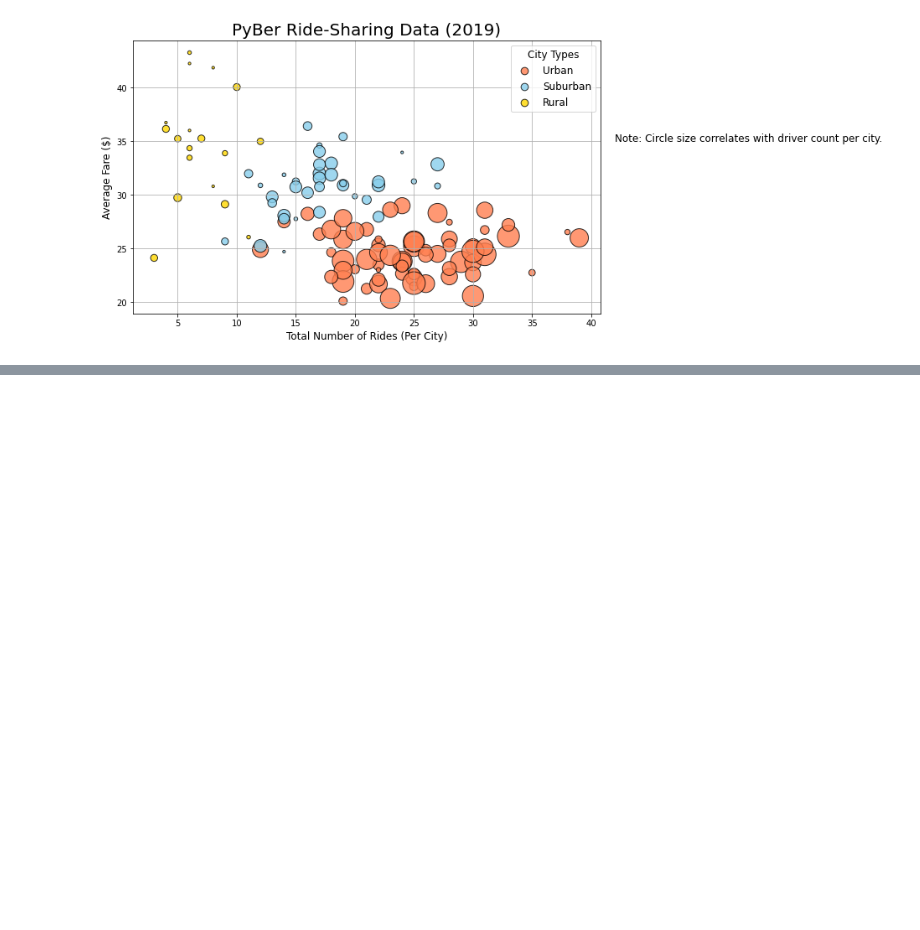
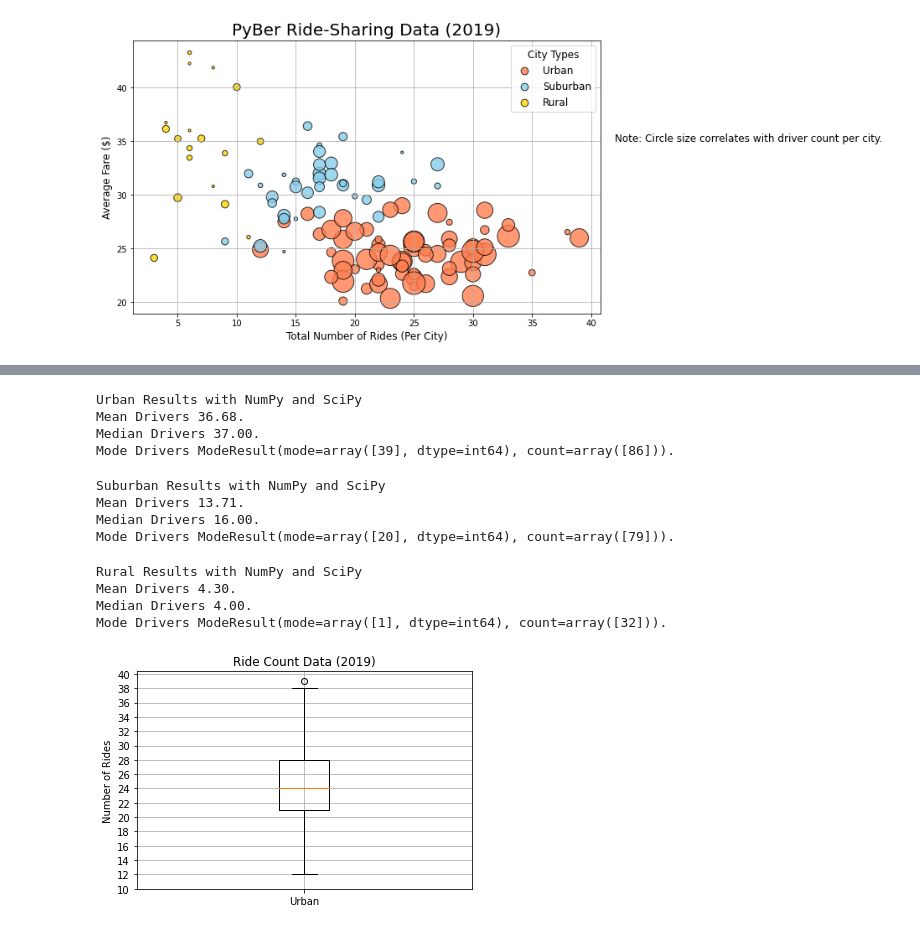
Before and after one commit to saramcel/PyBer_Analysis, a Jupyter notebook: PyBer.ipynb, the cells around one changed output, grey strips where cells are left out. Cells and saved outputs as stored; diff of their text form; code cells hidden in the pictures; blank space fills up the shorter version.

```diff
--- a/PyBer.ipynb
+++ b/PyBer.ipynb
@@ -292,0 +509,68 @@ plt.show()
+# %%
+# Calcualte mean, median, mode for urban, suburban, and rural driver count series using NumPy and SciPy
+# Calculate the measures of central tendency for the average number of drivers for the urban cities.
+
+print(f"Urban Results with NumPy and SciPy")
+
+mean_urban_drivers = np.mean(urban_drivers)
+print(f"Mean Drivers {mean_urban_drivers:.2f}.")
+
+median_urban_drivers = np.median(urban_drivers)
+print(f"Median Drivers {median_urban_drivers:.2f}.")
+
+mode_urban_drivers = sts.mode(urban_drivers)
+print(f"Mode Drivers {mode_urban_drivers}.")
+# %% [output]
+Urban Results with NumPy and SciPy
+Mean Drivers 36.68.
+Median Drivers 37.00.
+Mode Drivers ModeResult(mode=array([39], dtype=int64), count=array([86])).
+# %%
+# Calculate the measures of central tendency for the number of drivers for the suburban cities.
+
+print(f"Suburban Results with NumPy and SciPy")
+
+mean_suburban_drivers = np.mean(suburban_drivers)
+print(f"Mean Drivers {mean_suburban_drivers:.2f}.")
+
+median_suburban_drivers = np.median(suburban_drivers)
+print(f"Median Drivers {median_suburban_drivers:.2f}.")
+
+mode_suburban_drivers = sts.mode(suburban_drivers)
+print(f"Mode Drivers {mode_suburban_drivers}.")
+# %% [output]
+Suburban Results with NumPy and SciPy
+Mean Drivers 13.71.
+Median Drivers 16.00.
+Mode Drivers ModeResult(mode=array([20], dtype=int64), count=array([79])).
+# %%
+# Calculate the measures of central tendency for the average number of drivers for the rural cities.
+
+print(f"Rural Results with NumPy and SciPy")
+
+mean_rural_drivers = np.mean(rural_drivers)
+print(f"Mean Drivers {mean_rural_drivers:.2f}.")
+
+median_rural_drivers = np.median(rural_drivers)
+print(f"Median Drivers {median_rural_drivers:.2f}.")
+
+mode_rural_drivers = sts.mode(rural_drivers)
+print(f"Mode Drivers {mode_rural_drivers}.")
+# %% [output]
+Rural Results with NumPy and SciPy
+Mean Drivers 4.30.
+Median Drivers 4.00.
+Mode Drivers ModeResult(mode=array([1], dtype=int64), count=array([32])).
+# %%
+# Create a box-and-whisker plot for the urban cities ride count.
+x_labels = ["Urban"]
+fig, ax = plt.subplots()
+ax.boxplot(urban_ride_count, labels=x_labels)
+# Add the title, y-axis label and grid.
+ax.set_title('Ride Count Data (2019)')
+ax.set_ylabel('Number of Rides')
+ax.set_yticks(np.arange(10, 41, step=2.0))
+ax.grid()
+plt.show()
+# %% [output]
+[figure, added]
```
Also changed, not shown: parts of 22 cells of this notebook, 2 other files.
